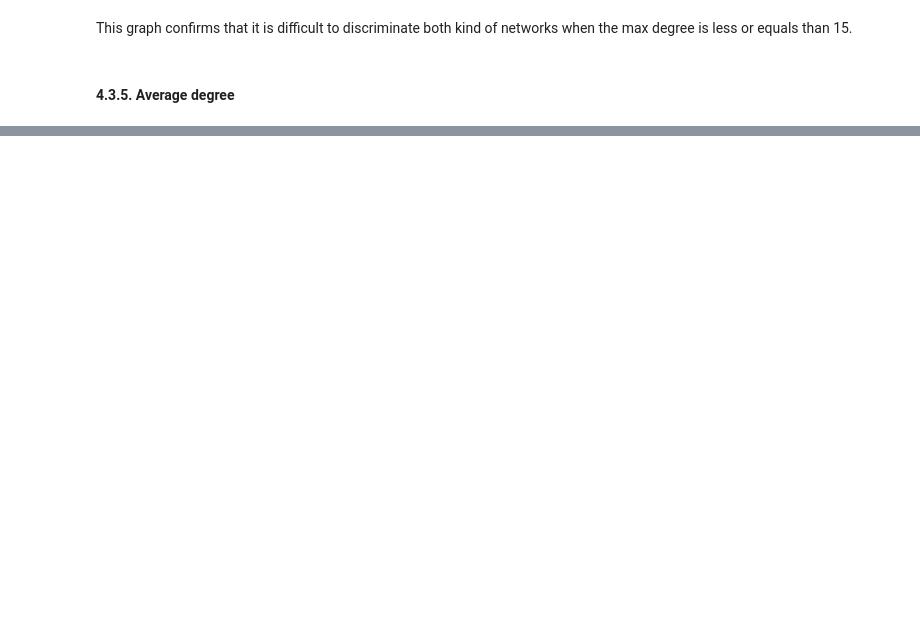
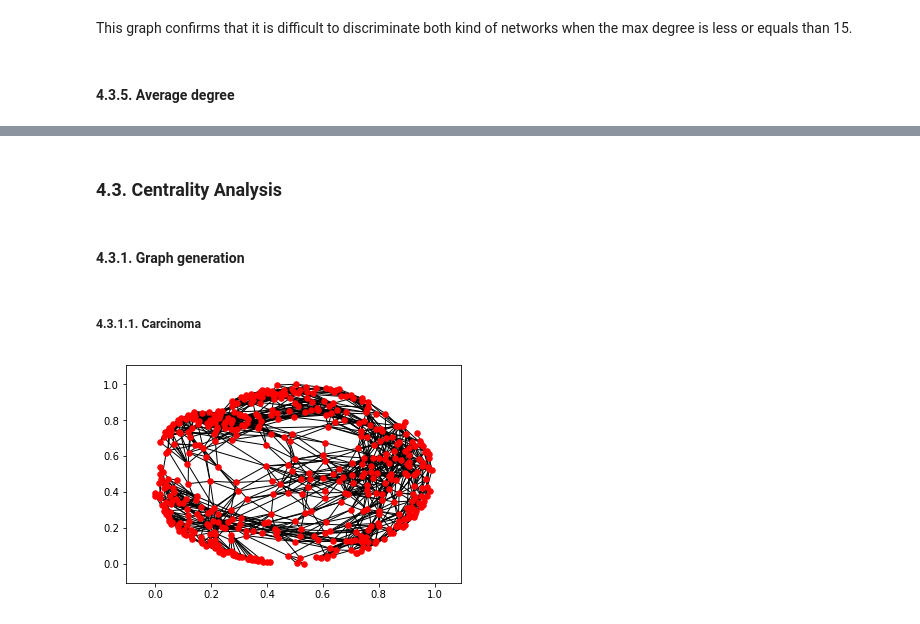
Before and after one commit to camilourd/Modelaje-y-Analisis-de-Sistemas-Biologicos, a Jupyter notebook: carcinoma/Carcinoma Analysis.ipynb, the cells around one changed output, grey strips where cells are left out. Drawn from its saved outputs; the diff is of its cells as text; code cells hidden in the pictures; blank space fills up the shorter version.

Commit message:
centrality

```diff
--- a/carcinoma/Carcinoma Analysis.ipynb
+++ b/carcinoma/Carcinoma Analysis.ipynb
@@ -365,0 +387,17 @@ plt.show()
+# %% [markdown]
+### 4.3. Centrality Analysis
+# %% [markdown]
+#### 4.3.1. Graph generation
+# %% [markdown]
+##### 4.3.1.1. Carcinoma
+# %%
+folder = "data//carcinoma"
+filename = "carcinoma010.csv"
+path = folder + "//" + filename
+centroids = getData(path)
+CarcinomaG1 = createGraph(centroids, waxman)
+
+nx.draw_networkx(CarcinomaG1, cmap=plt.get_cmap('jet'), node_size=30, with_labels=False)
+plt.show()
+# %% [output]
+[figure, added]
```
Also changed, not shown: parts of 51 cells of this notebook.
